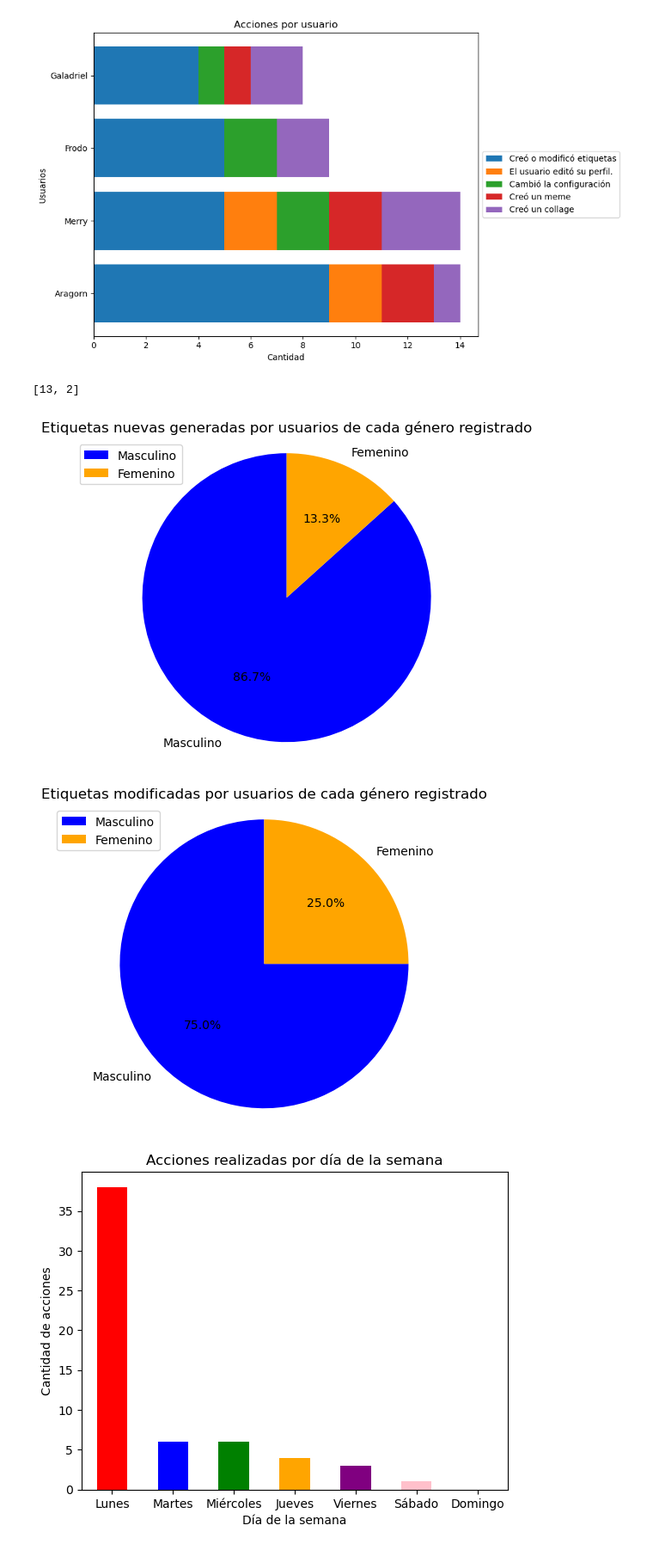
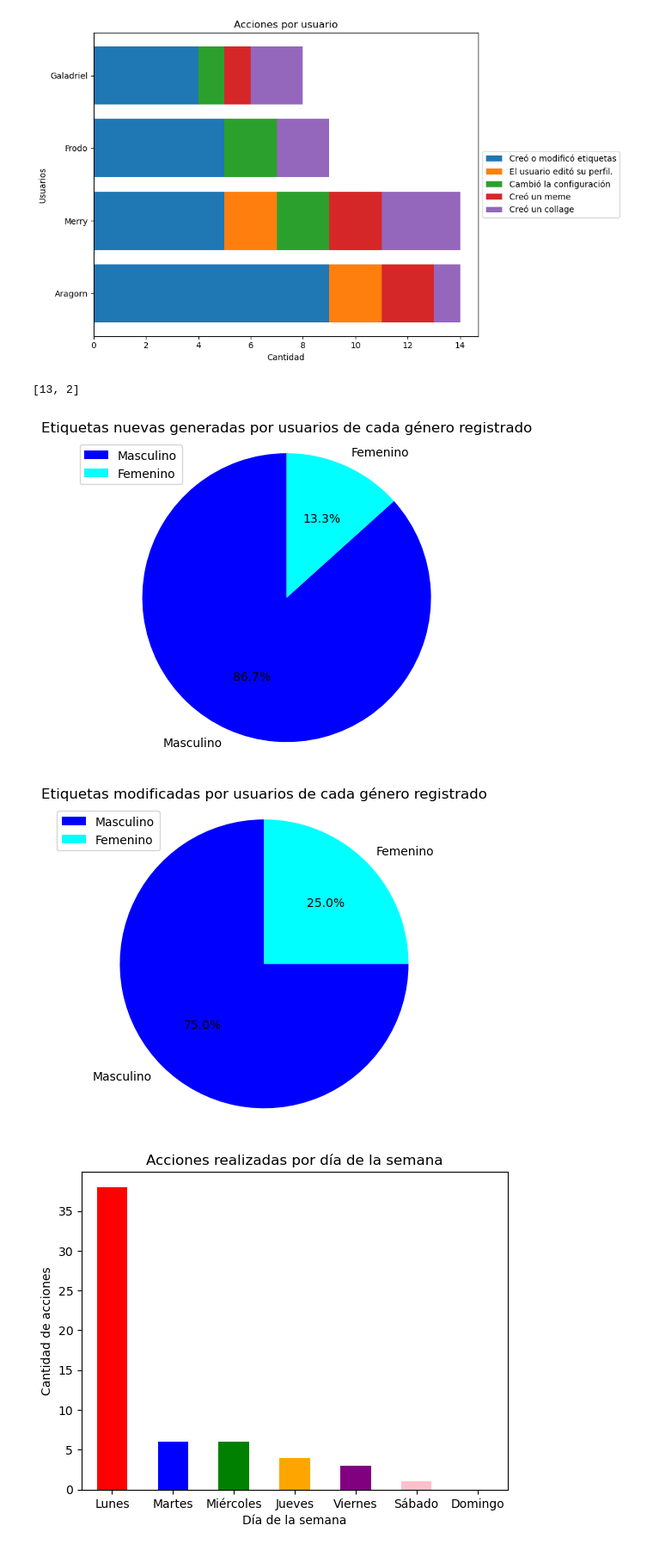
Before and after one commit to Petercantropvs/UNLPImage, a Jupyter notebook: unlpimage/estadisticas_jupyter.ipynb, the cells around one changed output. Shown at 86% size. Drawn from its saved outputs; the diff is of its cells as text; code cells hidden in the pictures.

```diff
--- a/unlpimage/estadisticas_jupyter.ipynb
+++ b/unlpimage/estadisticas_jupyter.ipynb
@@ -85,38 +85,38 @@ suma = []
 for gen in gen_unicos:
     count = ((df["Generos"] == gen) & (df["Action"] == "Guardó información nueva en las imágenes del directorio")).sum()
     suma.append(count)
 print(suma)
-plt.pie(suma, labels=gen_unicos, colors=['blue', 'orange'], autopct='%1.1f%%', startangle=90)
+plt.pie(suma, labels=gen_unicos, colors=['blue', 'cyan'], autopct='%1.1f%%', startangle=90)
 
 
 plt.axis('equal')
 
 
 plt.legend(loc='upper left')
 
 plt.title("Etiquetas nuevas generadas por usuarios de cada género registrado")
 
 plt.show()
 
 
 suma = []
 for gen in gen_unicos:
     count = ((df["Generos"] == gen) & (df["Action"] == "Modificó información en las imágenes del directorio")).sum()
     suma.append(count)
 
-plt.pie(suma, labels=gen_unicos, colors=['blue', 'orange'], autopct='%1.1f%%', startangle=90)
+plt.pie(suma, labels=gen_unicos, colors=['blue', 'cyan'], autopct='%1.1f%%', startangle=90)
 
 plt.axis('equal')
 
-plt.legend()
+plt.legend(loc='upper left')
 
 plt.title("Etiquetas modificadas por usuarios de cada género registrado")
 
 plt.show()
 # %% [output]
 [13, 2]
-[figure, old version]
+[figure, new version]
-[figure, old version]
+[figure, new version]
 # %%
 weekday_mapping = {
     'Monday': 'Lunes',
```
Also changed, not shown: parts of 2 cells of this notebook.
